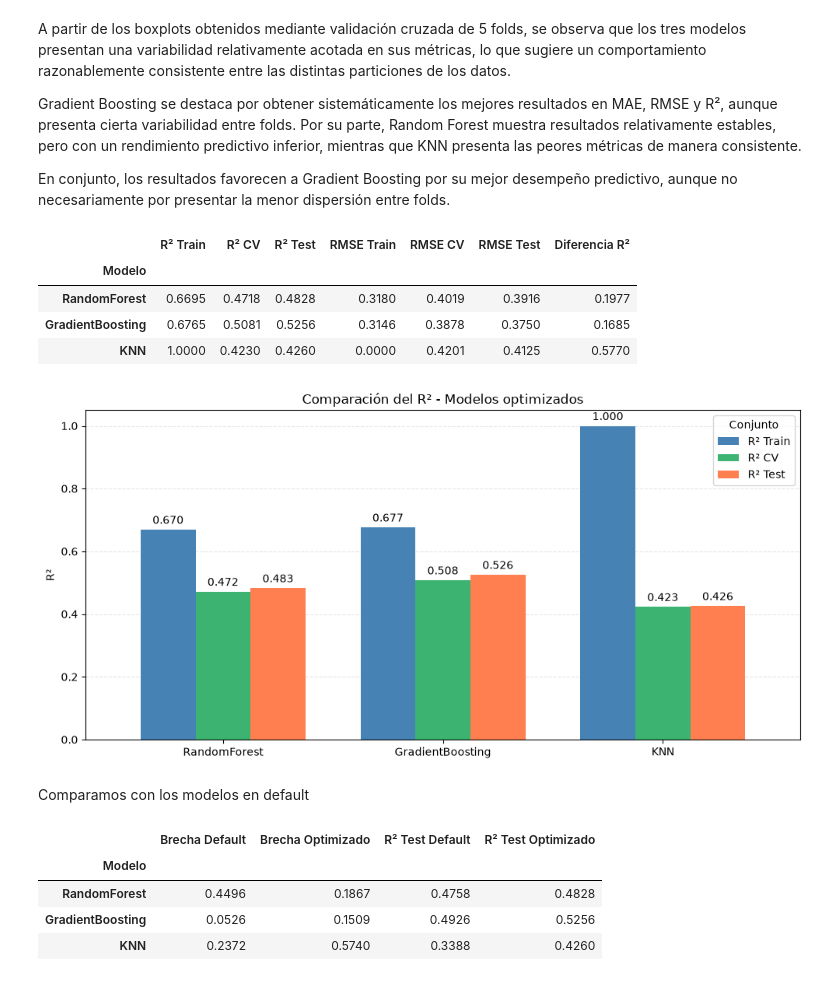
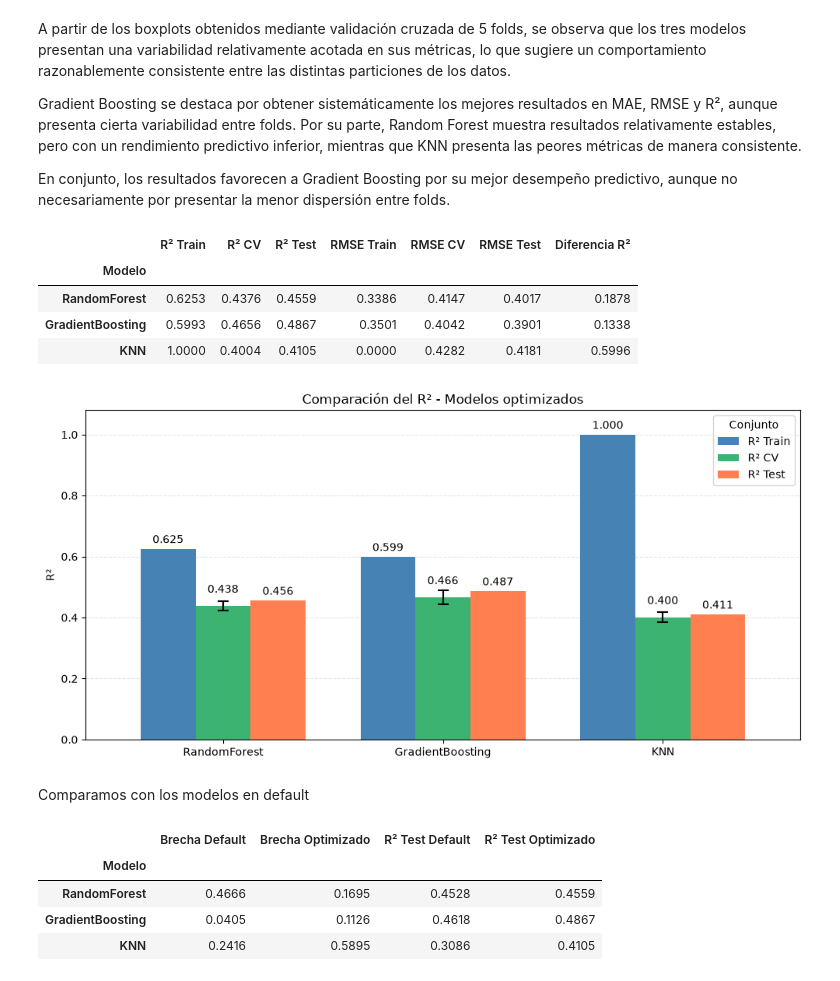
Before and after one commit to santidrelew/tp-mpg, a Jupyter notebook: notebooks/04_Ml_y_Validacion.ipynb, the cells around one changed output. Saved outputs shown, nothing was run; the diff lists cells and outputs as text; code cells hidden in the pictures.

Commit message:
Experimentos sin latitud y longitud

```diff
--- a/notebooks/04_Ml_y_Validacion.ipynb
+++ b/notebooks/04_Ml_y_Validacion.ipynb
@@ -86,8 +74,6 @@ Separamos los features en sus respectivas categorias para poder usar un pipeline
 # 1. Variables numéricas
 numeric_features = [
     "host_total_listings_count",
-    "latitude",
-    "longitude",
     "accommodates",
     "bathrooms",
     "bedrooms",
@@ -120,6 +106,10 @@ binary_features = [
     "Smoking_allowed",
     "check_in_24_hour"
 ]
+
+all_features = numeric_features + categorical_features + binary_features
+
+X = X[all_features]
 # %% [markdown]
 ## 1. Dividimos en train y test
 # %%
@@ -608,38 +596,71 @@ display(df_ajuste.round(4))
 # %% [output]
 |  | R² Train | R² CV | R² Test | RMSE Train | RMSE CV | RMSE Test | Diferencia R² |
 | Modelo |  |  |  |  |  |  |  |
-| RandomForest | 0.6695 | 0.4718 | 0.4828 | 0.3180 | 0.4019 | 0.3916 | 0.1977 |
-| GradientBoosting | 0.6765 | 0.5081 | 0.5256 | 0.3146 | 0.3878 | 0.3750 | 0.1685 |
-| KNN | 1.0000 | 0.4230 | 0.4260 | 0.0000 | 0.4201 | 0.4125 | 0.5770 |
+| RandomForest | 0.6253 | 0.4376 | 0.4559 | 0.3386 | 0.4147 | 0.4017 | 0.1878 |
+| GradientBoosting | 0.5993 | 0.4656 | 0.4867 | 0.3501 | 0.4042 | 0.3901 | 0.1338 |
+| KNN | 1.0000 | 0.4004 | 0.4105 | 0.0000 | 0.4282 | 0.4181 | 0.5996 |
 # %%
+# Calculamos el desvío estándar del R² entre los 5 folds
+std_cv = pd.Series({
+    nombre: res["metricas"]["R2"].std()
+    for nombre, res in resultados.items()
+})
+
+# Gráfico
 ax = df_ajuste[
     ["R² Train", "R² CV", "R² Test"]
 ].plot(
     kind="bar",
     figsize=(10, 5),
     rot=0,
     width=0.75,
     color=["steelblue", "mediumseagreen", "coral"]
 )
 
+# Mostramos los valores sobre las barras
+for i, container in enumerate(ax.containers):
+    padding = 10 if i == 1 else 3  # CV es la segunda barra
+    ax.bar_label(container, fmt="%.3f", padding=padding)
+
+# Agregamos barras de error únicamente al R² CV
+barras_cv = ax.containers[1]
+
+x_cv = [
+    barra.get_x() + barra.get_width() / 2
+    for barra in barras_cv
+]
+
+ax.errorbar(
+    x=x_cv,
+    y=df_ajuste["R² CV"],
+    yerr=std_cv.reindex(df_ajuste.index),
+    fmt="none",
+    ecolor="black",
+    capsize=5,
+    elinewidth=1.5,
+    capthick=1.5
+)
+
 ax.set_title("Comparación del R² - Modelos optimizados")
 ax.set_xlabel("")
 ax.set_ylabel("R²")
-ax.set_ylim(
-    min(0, df_ajuste[["R² Train", "R² CV", "R² Test"]].min().min() - 0.05),
-    max(1, df_ajuste[["R² Train", "R² CV", "R² Test"]].max().max() + 0.05)
+
+# Ajustamos los límites para que entren las barras de error
+r2_max = max(
+    df_ajuste[["R² Train", "R² Test"]].max().max(),
+    (df_ajuste["R² CV"] + std_cv.reindex(df_ajuste.index)).max()
 )
+
+ax.set_ylim(0, r2_max + 0.08)
+
 ax.legend(title="Conjunto")
 ax.grid(axis="y", linestyle="--", alpha=0.3)
 ax.set_axisbelow(True)
 
-for container in ax.containers:
-    ax.bar_label(container, fmt="%.3f", padding=3)
-
 plt.tight_layout()
 plt.show()
 # %% [output]
-[figure, old version]
+[figure, new version]
 # %% [markdown]
 Comparamos con los modelos en default
 # %%
@@ -675,9 +696,9 @@ display(df_comparacion_ajuste.round(4))
 # %% [output]
 |  | Brecha Default | Brecha Optimizado | R² Test Default | R² Test Optimizado |
 | Modelo |  |  |  |  |
-| RandomForest | 0.4496 | 0.1867 | 0.4758 | 0.4828 |
-| GradientBoosting | 0.0526 | 0.1509 | 0.4926 | 0.5256 |
-| KNN | 0.2372 | 0.5740 | 0.3388 | 0.4260 |
+| RandomForest | 0.4666 | 0.1695 | 0.4528 | 0.4559 |
+| GradientBoosting | 0.0405 | 0.1126 | 0.4618 | 0.4867 |
+| KNN | 0.2416 | 0.5895 | 0.3086 | 0.4105 |
 # %% [markdown]
 ### Análisis del sobreajuste después de la optimización
 
```
Also changed, not shown: parts of 11 cells of this notebook.
